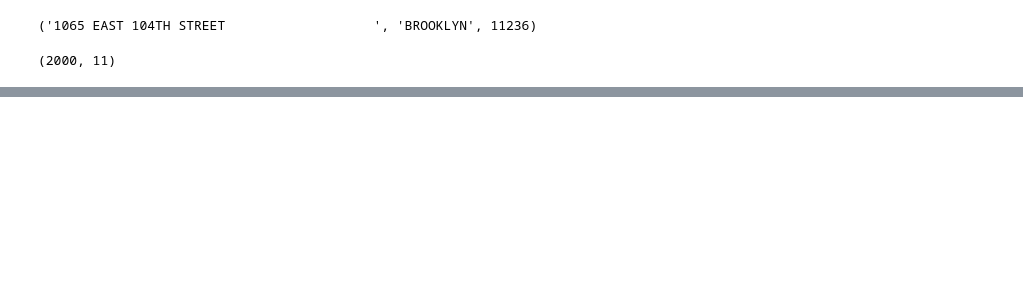
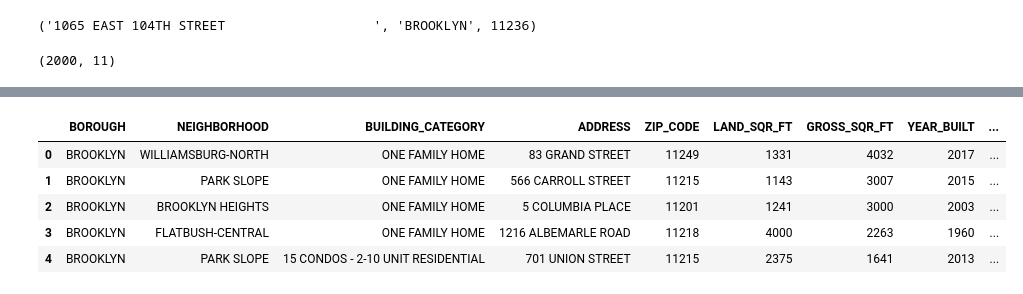
Before and after one commit to ruejo2013/REAL_ESTATE_INVESTMENT_COMPANY_PROJECT, a Jupyter notebook: customer_data.ipynb, the cells around one changed output, grey strips where cells are left out. Cells and saved outputs as stored; diff of their text form; code cells hidden in the pictures; blank space fills up the shorter version.

```diff
--- a/customer_data.ipynb
+++ b/customer_data.ipynb
@@ -490,0 +471,13 @@ print(dbt_income_ratio(col1, col2 , col3, col4))
+# %%
+# read the the selected borough data
+
+df_houses = pd.read_csv(Path("Resources/housing_selected.csv"))
+# %%
+df_houses.head()
+# %% [output]
+|  | BOROUGH | NEIGHBORHOOD | BUILDING_CATEGORY | ADDRESS | ZIP_CODE | LAND_SQR_FT | GROSS_SQR_FT | YEAR_BUILT | ... |
+| 0 | BROOKLYN | WILLIAMSBURG-NORTH | ONE FAMILY HOME | 83 GRAND STREET | 11249 | 1331 | 4032 | 2017 | ... |
+| 1 | BROOKLYN | PARK SLOPE | ONE FAMILY HOME | 566 CARROLL STREET | 11215 | 1143 | 3007 | 2015 | ... |
+| 2 | BROOKLYN | BROOKLYN HEIGHTS | ONE FAMILY HOME | 5 COLUMBIA PLACE | 11201 | 1241 | 3000 | 2003 | ... |
+| 3 | BROOKLYN | FLATBUSH-CENTRAL | ONE FAMILY HOME | 1216 ALBEMARLE ROAD | 11218 | 4000 | 2263 | 1960 | ... |
+| 4 | BROOKLYN | PARK SLOPE | 15 CONDOS - 2-10 UNIT RESIDENTIAL | 701 UNION STREET | 11215 | 2375 | 1641 | 2013 | ... |
```
Also changed, not shown: parts of 12 cells of this notebook, 8 other files.
